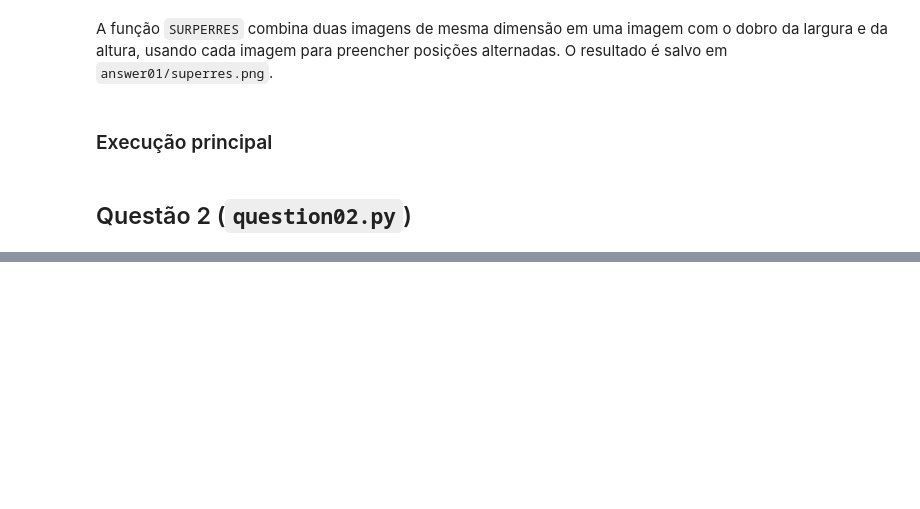
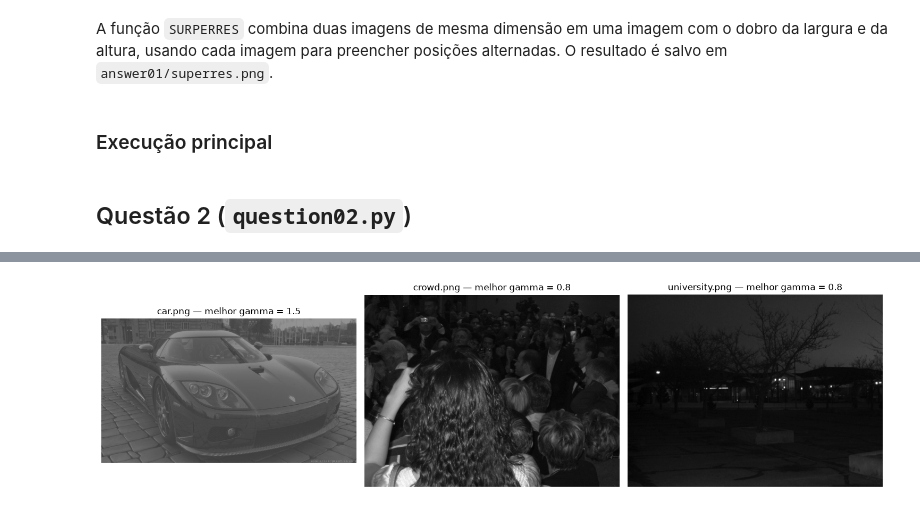
Before and after one commit to lucassaad/projeto1-processamento-imagens, a Jupyter notebook: questions.ipynb, the cells around one changed output, grey strips where cells are left out. Cells and saved outputs as stored; diff of their text form; code cells hidden in the pictures; blank space fills up the shorter version.

```diff
--- a/questions.ipynb
+++ b/questions.ipynb
@@ -190,0 +233,18 @@ if __name__ == '__main__':
+# %%
+fig, eixos = plt.subplots(1, len(IMAGENS), figsize=(15, 5))
+
+for eixo, (nome, _) in zip(eixos, IMAGENS.items()):
+    gamma = MELHOR_GAMMA[nome]
+    resultado = resultados_gamma[nome][gamma]
+    destino = OUT_DIR / "power_law" / "melhores" / f"{Path(nome).stem}_gamma_{gamma:g}.png"
+    destino.parent.mkdir(parents=True, exist_ok=True)
+    if not cv.imwrite(str(destino), resultado):
+        raise OSError(f"Não foi possível salvar a imagem: {destino}")
+    eixo.imshow(resultado, cmap="gray", vmin=0, vmax=255)
+    eixo.set_title(f"{nome} — melhor gamma = {gamma:g}")
+    eixo.axis("off")
+
+plt.tight_layout()
+plt.show()
+# %% [output]
+[figure, added]
```
Also changed, not shown: parts of 16 cells of this notebook, 38 other files.
